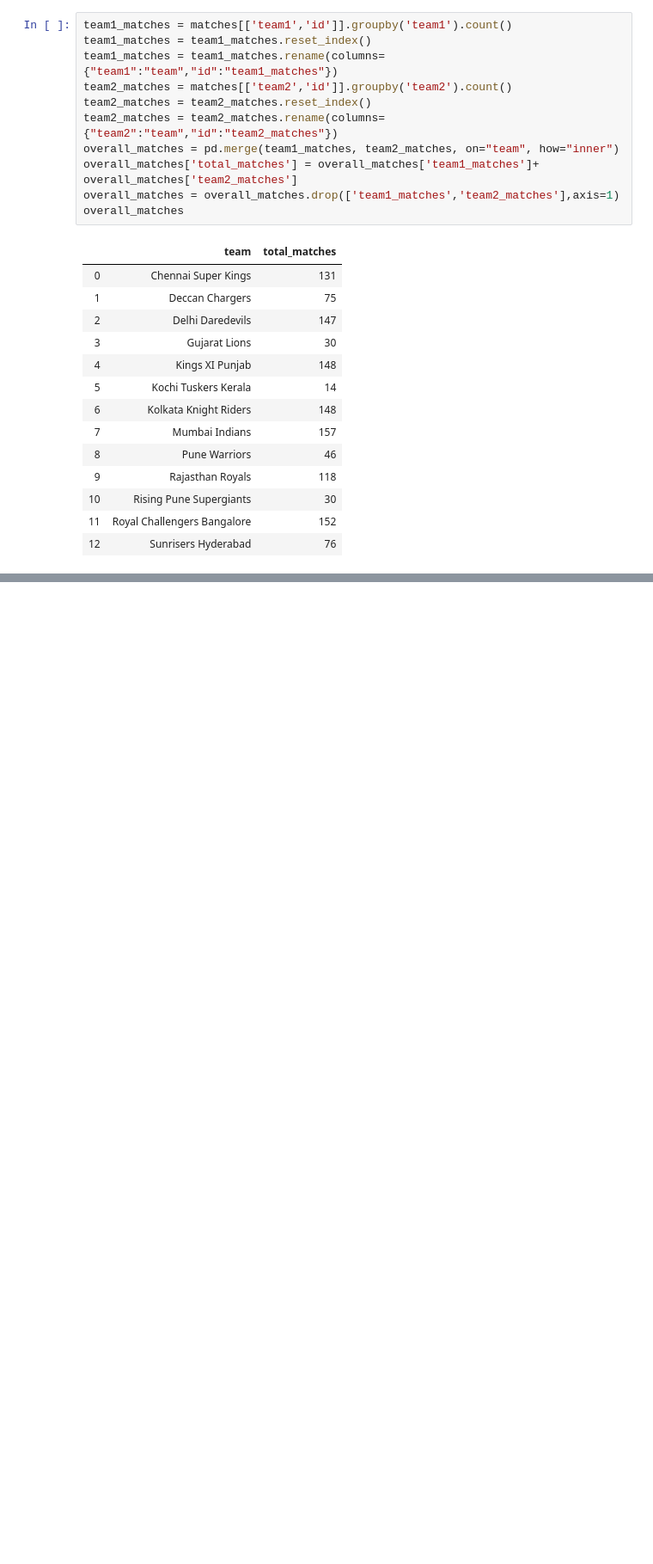
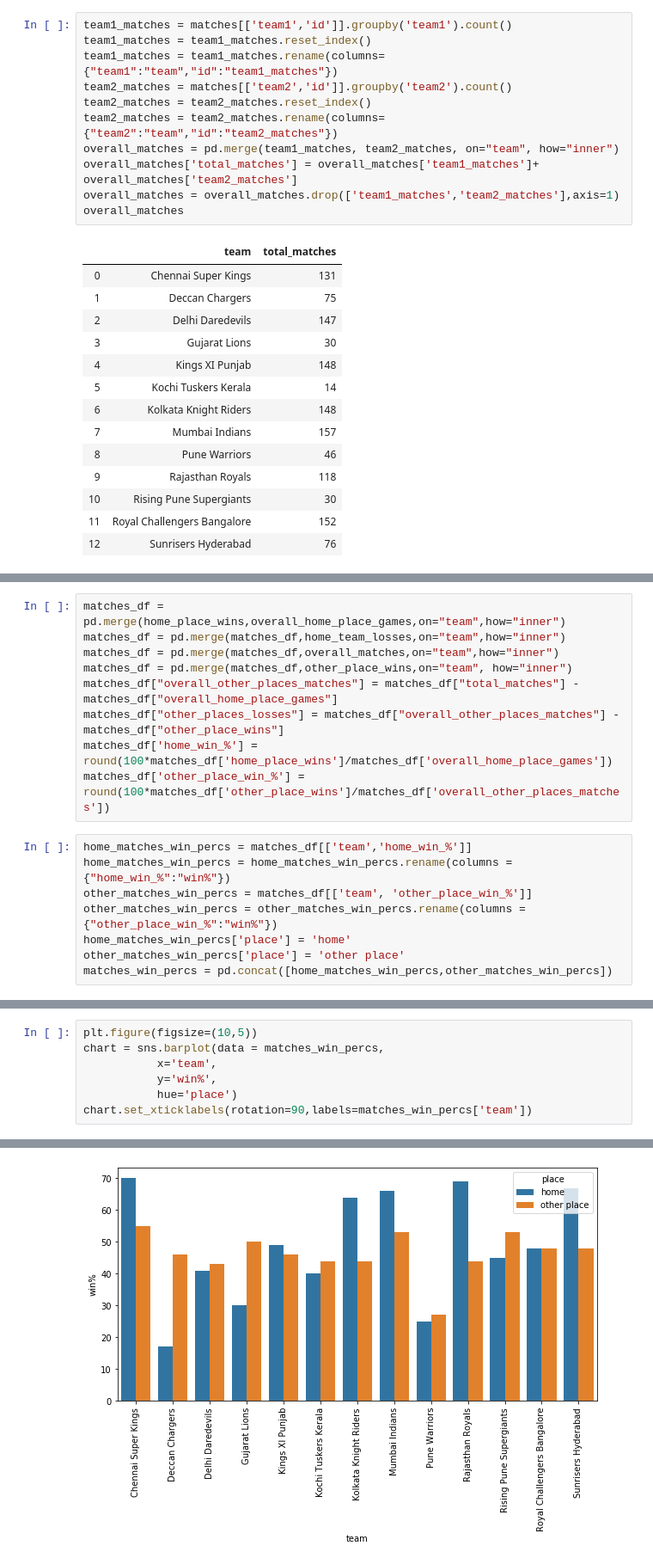
Before and after one commit to sowmyasurampalli/IPL-Data-Analysis, a Jupyter notebook: IPL Data Analysis.ipynb, the cells around one changed output, grey strips where cells are left out. Shown at 86% size. Cells and saved outputs as stored; diff of their text form; blank space fills up the shorter version.

Commit message:
win% home and away added

```diff
--- a/IPL Data Analysis.ipynb
+++ b/IPL Data Analysis.ipynb
@@ -372,0 +350,17 @@ matches_df
+# %%
+matches_df = pd.merge(home_place_wins,overall_home_place_games,on="team",how="inner")
+matches_df = pd.merge(matches_df,home_team_losses,on="team",how="inner")
+matches_df = pd.merge(matches_df,overall_matches,on="team",how="inner")
+matches_df = pd.merge(matches_df,other_place_wins,on="team", how="inner")
+matches_df["overall_other_places_matches"] = matches_df["total_matches"] - matches_df["overall_home_place_games"]
+matches_df["other_places_losses"] = matches_df["overall_other_places_matches"] - matches_df["other_place_wins"]
+matches_df['home_win_%'] = round(100*matches_df['home_place_wins']/matches_df['overall_home_place_games'])
+matches_df['other_place_win_%'] = round(100*matches_df['other_place_wins']/matches_df['overall_other_places_matches'])
+# %%
+home_matches_win_percs = matches_df[['team','home_win_%']]
+home_matches_win_percs = home_matches_win_percs.rename(columns ={"home_win_%":"win%"})
+other_matches_win_percs = matches_df[['team', 'other_place_win_%']]
+other_matches_win_percs = other_matches_win_percs.rename(columns ={"other_place_win_%":"win%"})
+home_matches_win_percs['place'] = 'home'
+other_matches_win_percs['place'] = 'other place'
+matches_win_percs = pd.concat([home_matches_win_percs,other_matches_win_percs])
@@ -372,0 +387,8 @@ matches_df
+# %%
+plt.figure(figsize=(10,5))
+chart = sns.barplot(data = matches_win_percs,
+           x='team',
+           y='win%',
+           hue='place')
+chart.set_xticklabels(rotation=90,labels=matches_win_percs['team'])
+# %% [output]
@@ -372,0 +408 @@ matches_df
+[figure, added]
```
Also changed, not shown: parts of 7 cells of this notebook.
